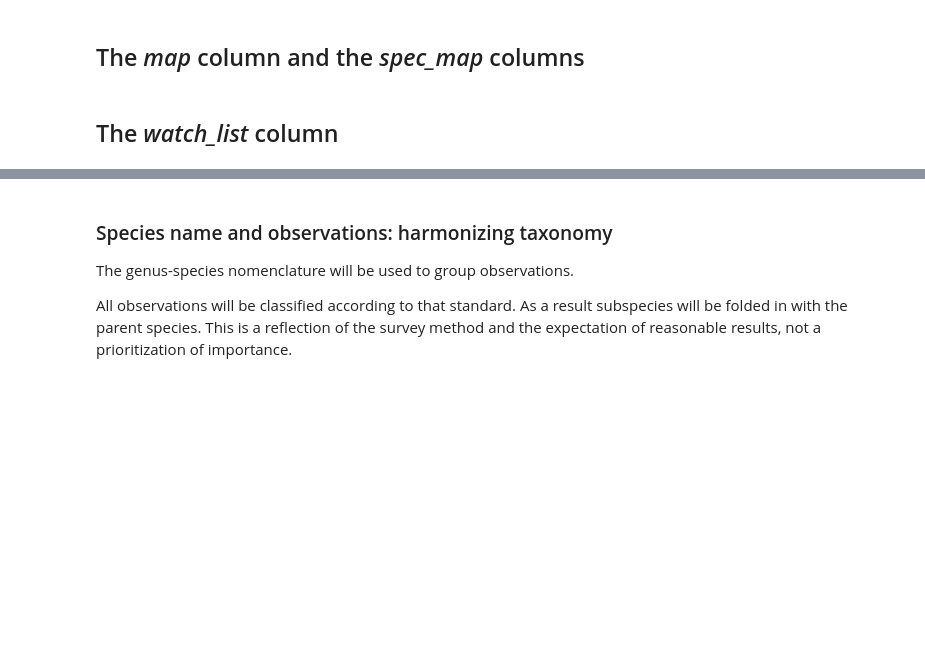
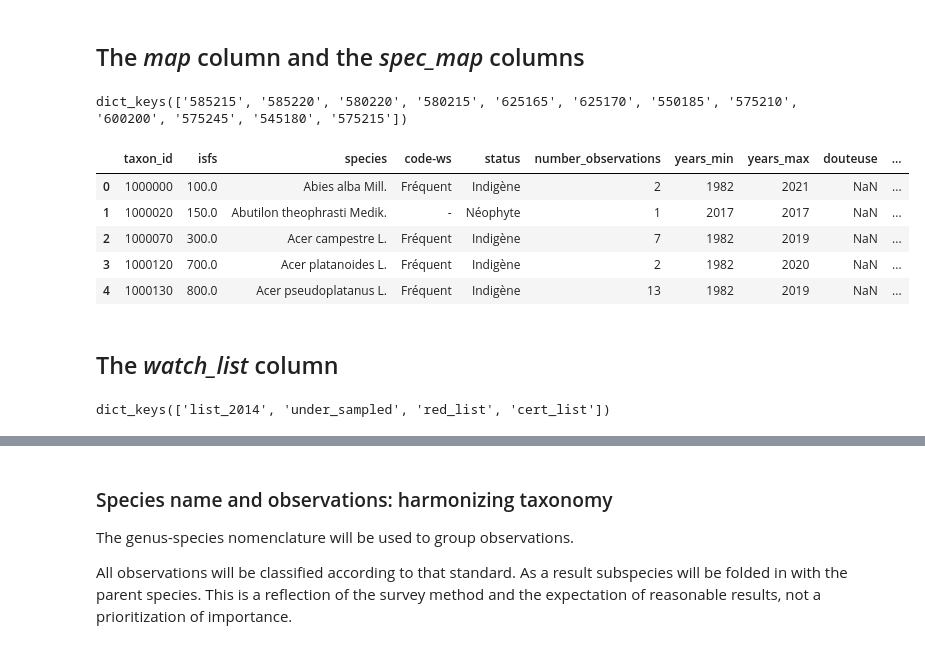
Before and after one commit to thorerismann/hdbot, a Jupyter notebook: preprocess.ipynb, the cells around one changed output, grey strips where cells are left out. Saved outputs shown, nothing was run; the diff lists cells and outputs as text; code cells hidden in the pictures; blank space fills up the shorter version.

```diff
--- a/preprocess.ipynb
+++ b/preprocess.ipynb
@@ -156,3 +154,16 @@ for element in [fivex, welt_sut]:
+# %%
+fivex.keys()
+# %% [output]
+dict_keys(['585215', '585220', '580220', '580215', '625165', '625170', '550185', '575210', '600200', '575245', '545180', '575215'])
+# %%
+fivex['585215'].head()
+# %% [output]
+|  | taxon_id | isfs | species | code-ws | status | number_observations | years_min | years_max | douteuse | ... |
+| 0 | 1000000 | 100.0 | Abies alba Mill. | Fréquent | Indigène | 2 | 1982 | 2021 | NaN | ... |
+| 1 | 1000020 | 150.0 | Abutilon theophrasti Medik. | - | Néophyte | 1 | 2017 | 2017 | NaN | ... |
+| 2 | 1000070 | 300.0 | Acer campestre L. | Fréquent | Indigène | 7 | 1982 | 2019 | NaN | ... |
+| 3 | 1000120 | 700.0 | Acer platanoides L. | Fréquent | Indigène | 2 | 1982 | 2020 | NaN | ... |
+| 4 | 1000130 | 800.0 | Acer pseudoplatanus L. | Fréquent | Indigène | 13 | 1982 | 2019 | NaN | ... |
 # %% [markdown]
 ## The _watch\_list_ column
 # %%
@@ -171,3 +182,7 @@ watch_lists.update({"list_2014":fill_nans[fill_nans.watch_list != 0]})
 fill_nans = watch_lists["cert_list"].copy()
 fill_nans = fill_nans.fillna(0)
 watch_lists.update({"cert_list":fill_nans[fill_nans.watch_list != 0]})
+# %%
+watch_lists.keys()
+# %% [output]
+dict_keys(['list_2014', 'under_sampled', 'red_list', 'cert_list'])
```
Also changed, not shown: parts of 5 cells of this notebook, 7 other files.
